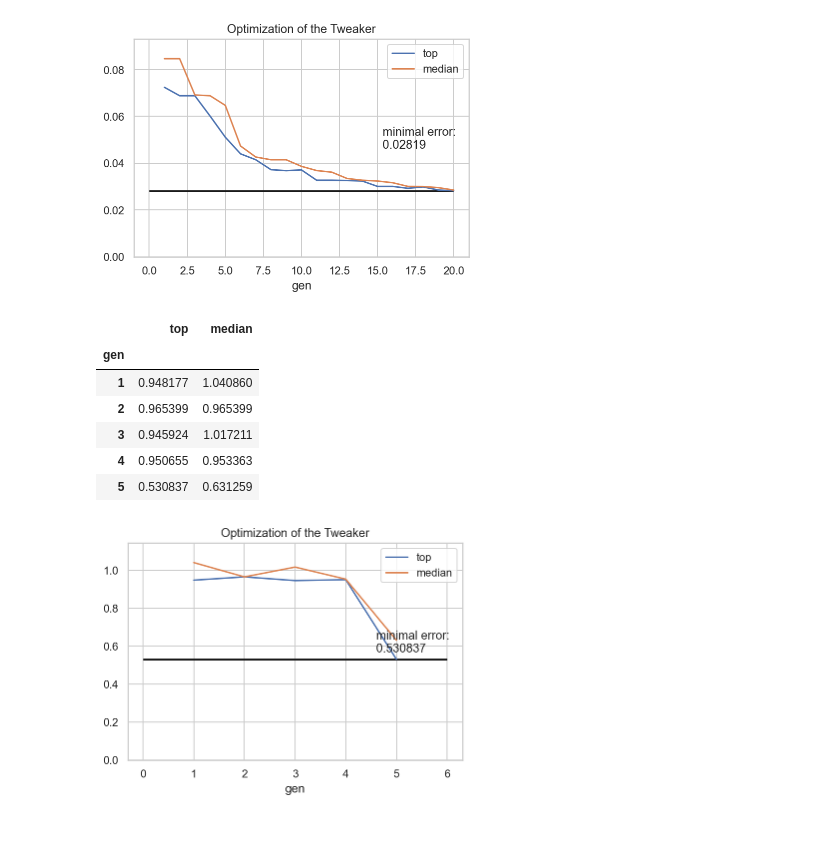
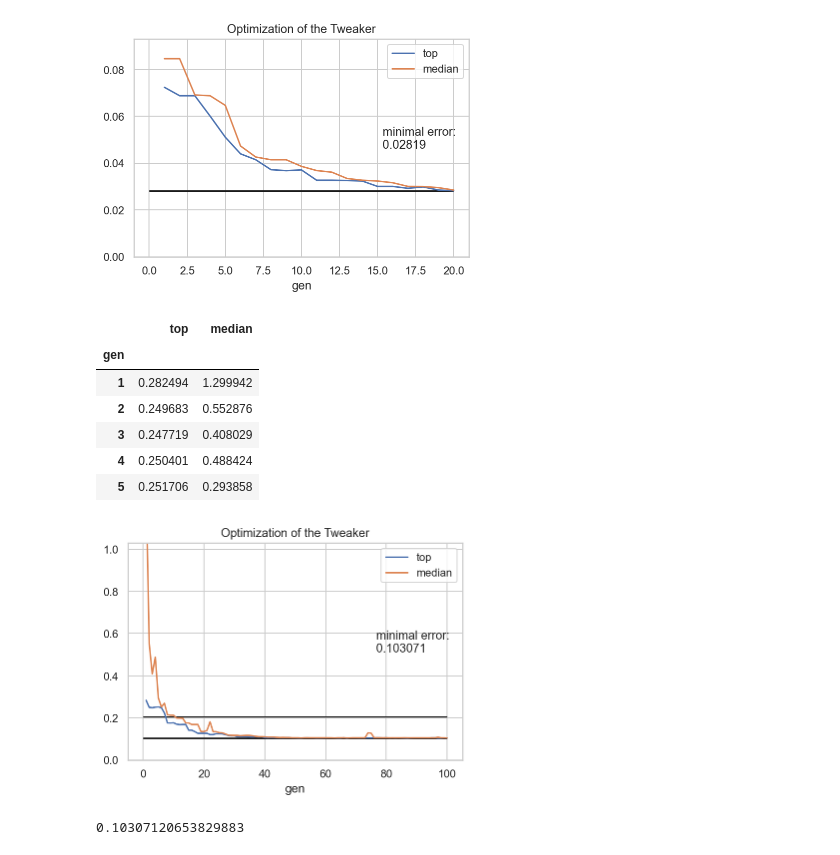
Before and after one commit to ChristophSchranz/Tweaker-3_optimize-using-ea, a Jupyter notebook: visualize_optimiziation.ipynb, the cells around one changed output. Saved outputs shown, nothing was run; the diff lists cells and outputs as text; code cells hidden in the pictures.

```diff
--- a/visualize_optimiziation.ipynb
+++ b/visualize_optimiziation.ipynb
@@ -47,7 +47,8 @@ plt.show()
 # %% [output]
 [figure]
 # %%
-df = pd.read_csv("data/DataFrame_5gen_4inds_5objects.csv")
+df = pd.read_csv("data/DataFrame_100gen_25inds_5objects.csv")
+# sigma = 0.25
 new_columns = df.columns.values
 new_columns[0] = 'gen'
 df.columns = new_columns
@@ -56,16 +57,21 @@ df.head()
 # %% [output]
 |  | top | median |
 | gen |  |  |
-| 1 | 0.948177 | 1.040860 |
-| 2 | 0.965399 | 0.965399 |
-| 3 | 0.945924 | 1.017211 |
-| 4 | 0.950655 | 0.953363 |
-| 5 | 0.530837 | 0.631259 |
+| 1 | 0.282494 | 1.299942 |
+| 2 | 0.249683 | 0.552876 |
+| 3 | 0.247719 | 0.408029 |
+| 4 | 0.250401 | 0.488424 |
+| 5 | 0.251706 | 0.293858 |
 # %%
 df.plot(title="Optimization of the Tweaker")
-plt.ylim((0, df["median"].max()*1.1))
-plt.hlines(df["top"].min(), xmin=0, xmax=df.index.max()+1)
+plt.ylim((0, df["top"].min()*10))
+plt.hlines(df["top"].min(), xmin=0, xmax=df.index.max())
+plt.hlines(2*df["top"].min(), xmin=0, xmax=df.index.max())
 plt.figtext(.7, .5, f"minimal error: \n{df['top'].min().round(6)}")
 plt.show()
 # %% [output]
-[figure, old version]
+[figure, new version]
+# %%
+df["top"].min()
+# %% [output]
+0.10307120653829883
```
Also changed, not shown: parts of 3 cells of this notebook, 2 other files.
